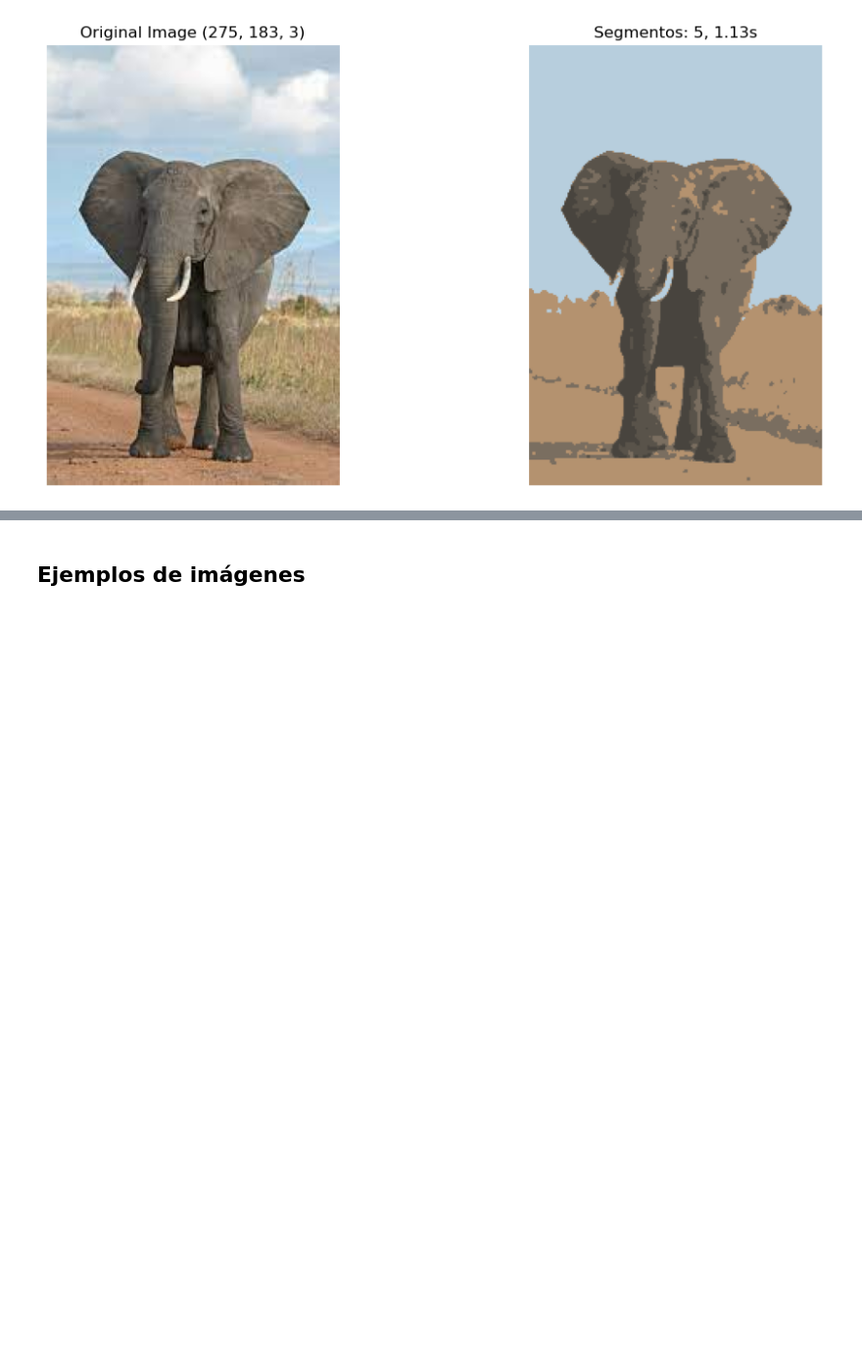
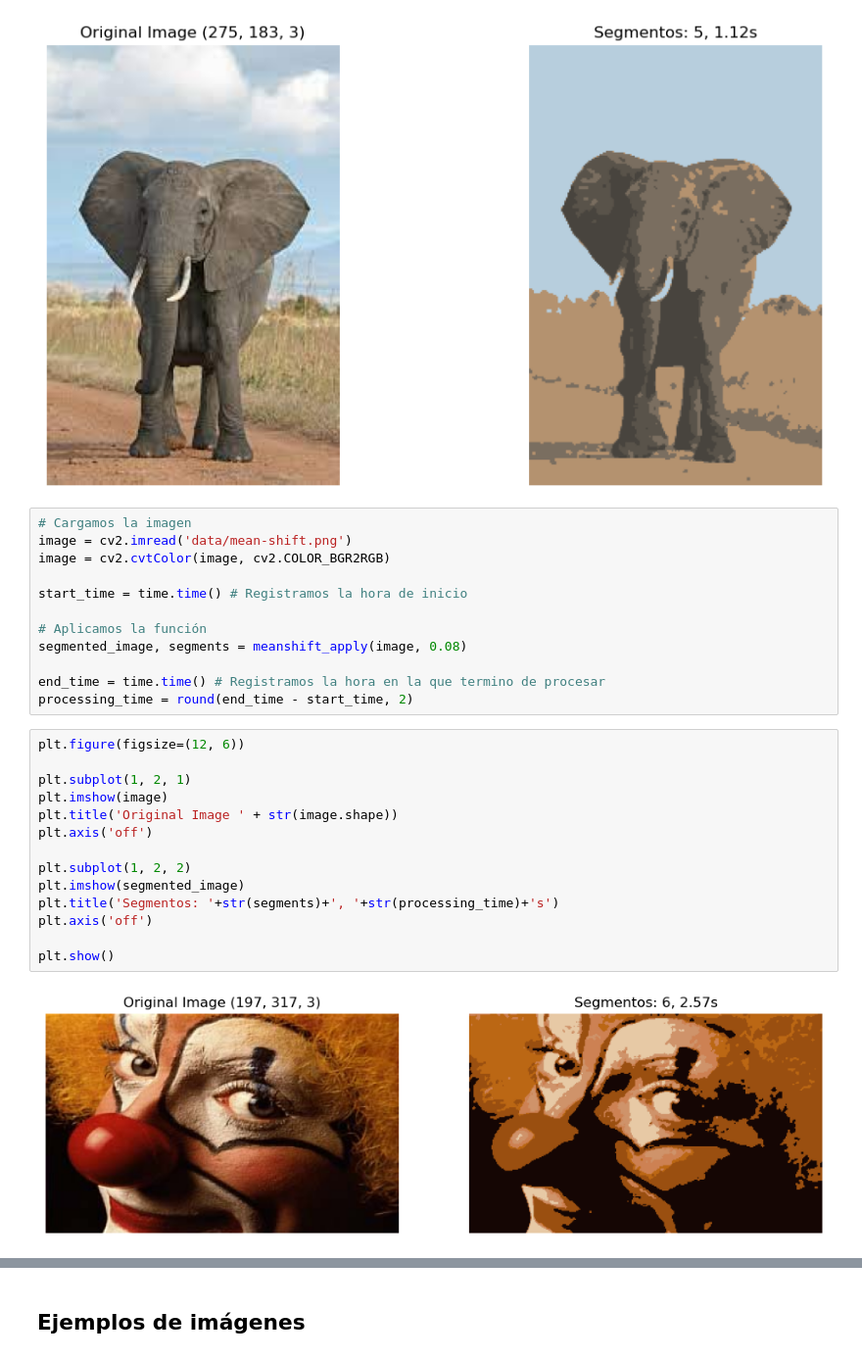
Before and after one commit to a01137646/ComputerVision, a Jupyter notebook: 9.6 Comparación de métodos de segmentación/9.6 Comparación de métodos de segmentación.ipynb, the cells around one changed output, grey strips where cells are left out. Shown at 98% size. Saved outputs shown, nothing was run; the diff lists cells and outputs as text; blank space fills up the shorter version.

```diff
--- a/9.6 Comparación de métodos de segmentación/9.6 Comparación de métodos de segmentación.ipynb
+++ b/9.6 Comparación de métodos de segmentación/9.6 Comparación de métodos de segmentación.ipynb
@@ -184,4 +186,32 @@ plt.axis('off')
 plt.show()
 # %% [output]
 [figure]
+# %%
+# Cargamos la imagen
+image = cv2.imread('data/mean-shift.png')
+image = cv2.cvtColor(image, cv2.COLOR_BGR2RGB)
+
+start_time = time.time() # Registramos la hora de inicio
+
+# Aplicamos la función
+segmented_image, segments = meanshift_apply(image, 0.08)
+
+end_time = time.time() # Registramos la hora en la que termino de procesar
+processing_time = round(end_time - start_time, 2)
+# %%
+plt.figure(figsize=(12, 6))
+
+plt.subplot(1, 2, 1)
+plt.imshow(image)
+plt.title('Original Image ' + str(image.shape))
+plt.axis('off')
+
+plt.subplot(1, 2, 2)
+plt.imshow(segmented_image)
+plt.title('Segmentos: '+str(segments)+', '+str(processing_time)+'s')
+plt.axis('off')
+
+plt.show()
+# %% [output]
+[figure, added]
 # %% [markdown]
```
Also changed, not shown: parts of 9 cells of this notebook, 1 other file.
